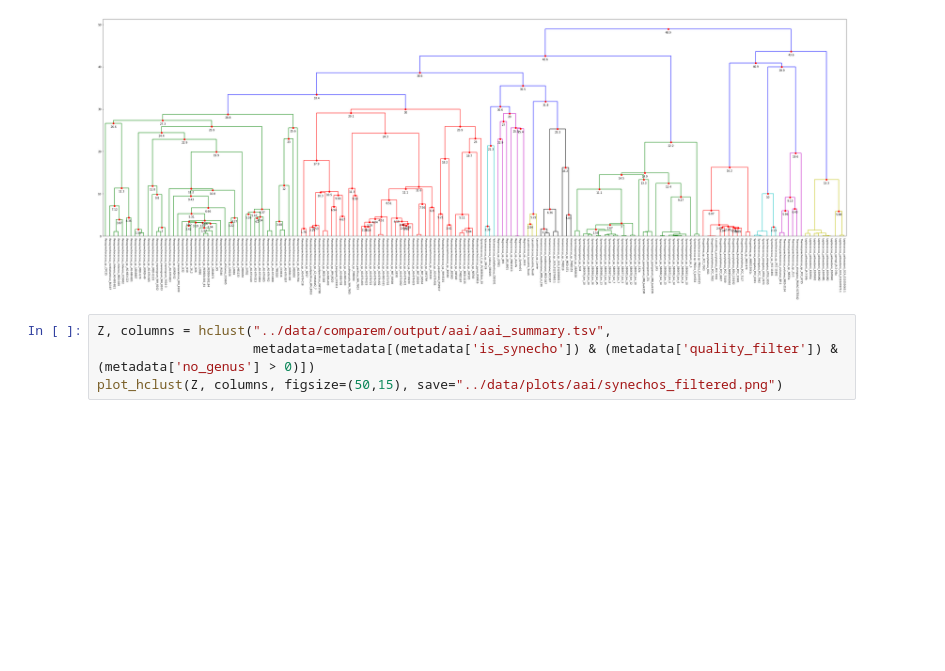
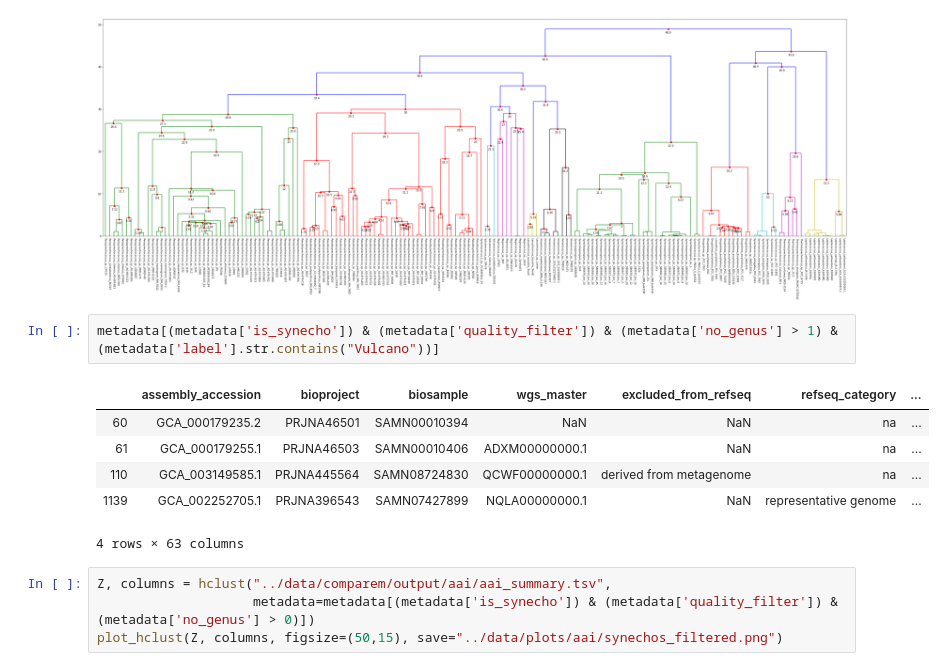
Before and after one commit to vinisalazar/SynechococcusGT, a Jupyter notebook: code/aai_dendrogram.ipynb, the cells around one changed output. Drawn from its saved outputs; the diff is of its cells as text; blank space fills up the shorter version.

```diff
--- a/code/aai_dendrogram.ipynb
+++ b/code/aai_dendrogram.ipynb
@@ -90,6 +90,15 @@ Z, columns = hclust("../data/comparem/output/aai/aai_summary.tsv",
 plot_hclust(Z, columns, figsize=(50,15), save="../data/plots/aai/synechos_filtered_no_singletons.png")
 # %% [output]
 [figure]
+# %%
+metadata[(metadata['is_synecho']) & (metadata['quality_filter']) & (metadata['no_genus'] > 1) & (metadata['label'].str.contains("Vulcano"))]
+# %% [output]
+|  | assembly_accession | bioproject | biosample | wgs_master | excluded_from_refseq | refseq_category | ... |
+| 60 | GCA_000179235.2 | PRJNA46501 | SAMN00010394 | NaN | NaN | na | ... |
+| 61 | GCA_000179255.1 | PRJNA46503 | SAMN00010406 | ADXM00000000.1 | NaN | na | ... |
+| 110 | GCA_003149585.1 | PRJNA445564 | SAMN08724830 | QCWF00000000.1 | derived from metagenome | na | ... |
+| 1139 | GCA_002252705.1 | PRJNA396543 | SAMN07427899 | NQLA00000000.1 | NaN | representative genome | ... |
+4 rows × 63 columns
 # %%
 Z, columns = hclust("../data/comparem/output/aai/aai_summary.tsv",
                     metadata=metadata[(metadata['is_synecho']) & (metadata['quality_filter']) & (metadata['no_genus'] > 0)])
```
